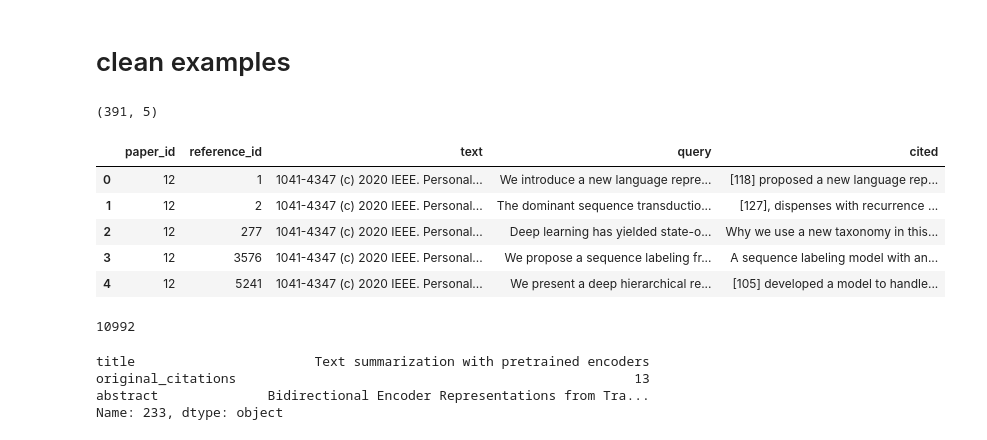
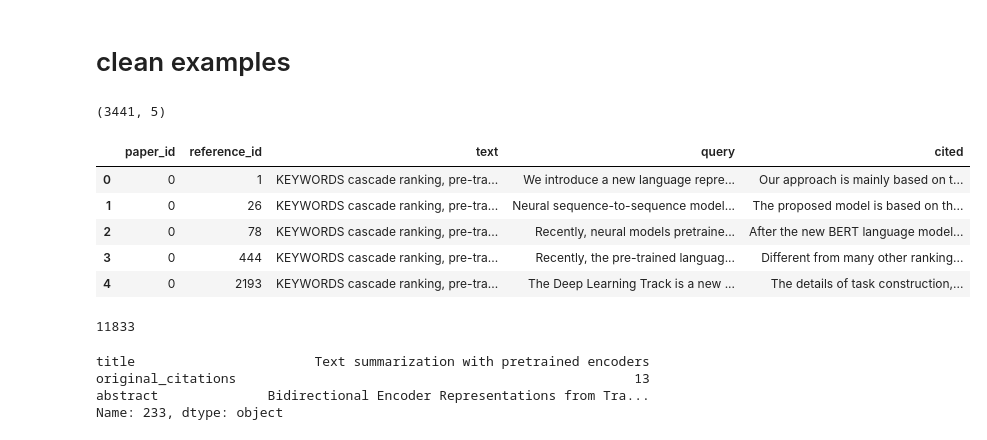
Before and after one commit to jarobyte91/rouge_sciqfs, a Jupyter notebook: notebooks/2_exploration_recall.ipynb, the cells around one changed output. Saved outputs shown, nothing was run; the diff lists cells and outputs as text; code cells hidden in the pictures.

```diff
--- a/notebooks/2_exploration_recall.ipynb
+++ b/notebooks/2_exploration_recall.ipynb
@@ -347,25 +347,25 @@ Index(['paper_id', 'reference_id', 'hypothesis', 'original_citations',
 # %% [markdown]
 # clean examples
 # %%
-t = 0.25
+t = 0.15
 clean_examples = full_rouge.loc[full_rouge.rouge_1_f > t]\
 .merge(papers["text"].reset_index())\
 [["paper_id", "reference_id", "text", "reference", "hypothesis"]]\
 .rename(columns = {"reference":"query", "hypothesis":"cited"})
 
 show(clean_examples)
 # %% [output]
-(391, 5)
+(3441, 5)
 |  | paper_id | reference_id | text | query | cited |
-| 0 | 12 | 1 | 1041-4347 (c) 2020 IEEE. Personal... | We introduce a new language repre... | [118] proposed a new language rep... |
-| 1 | 12 | 2 | 1041-4347 (c) 2020 IEEE. Personal... | The dominant sequence transductio... | [127], dispenses with recurrence ... |
-| 2 | 12 | 277 | 1041-4347 (c) 2020 IEEE. Personal... | Deep learning has yielded state-o... | Why we use a new taxonomy in this... |
-| 3 | 12 | 3576 | 1041-4347 (c) 2020 IEEE. Personal... | We propose a sequence labeling fr... | A sequence labeling model with an... |
-| 4 | 12 | 5241 | 1041-4347 (c) 2020 IEEE. Personal... | We present a deep hierarchical re... | [105] developed a model to handle... |
+| 0 | 0 | 1 | KEYWORDS cascade ranking, pre-tra... | We introduce a new language repre... | Our approach is mainly based on t... |
+| 1 | 0 | 26 | KEYWORDS cascade ranking, pre-tra... | Neural sequence-to-sequence model... | The proposed model is based on th... |
+| 2 | 0 | 78 | KEYWORDS cascade ranking, pre-tra... | Recently, neural models pretraine... | After the new BERT language model... |
+| 3 | 0 | 444 | KEYWORDS cascade ranking, pre-tra... | Recently, the pre-trained languag... | Different from many other ranking... |
+| 4 | 0 | 2193 | KEYWORDS cascade ranking, pre-tra... | The Deep Learning Track is a new ... | The details of task construction,... |
 # %%
 len(clean_examples.loc[0, "text"].split(" "))
 # %% [output]
-10992
+11833
 # %%
 clean_examples.to_csv("../data/clean_examples.csv", index = False)
 # %%
```
Also changed, not shown: 4 other files.
